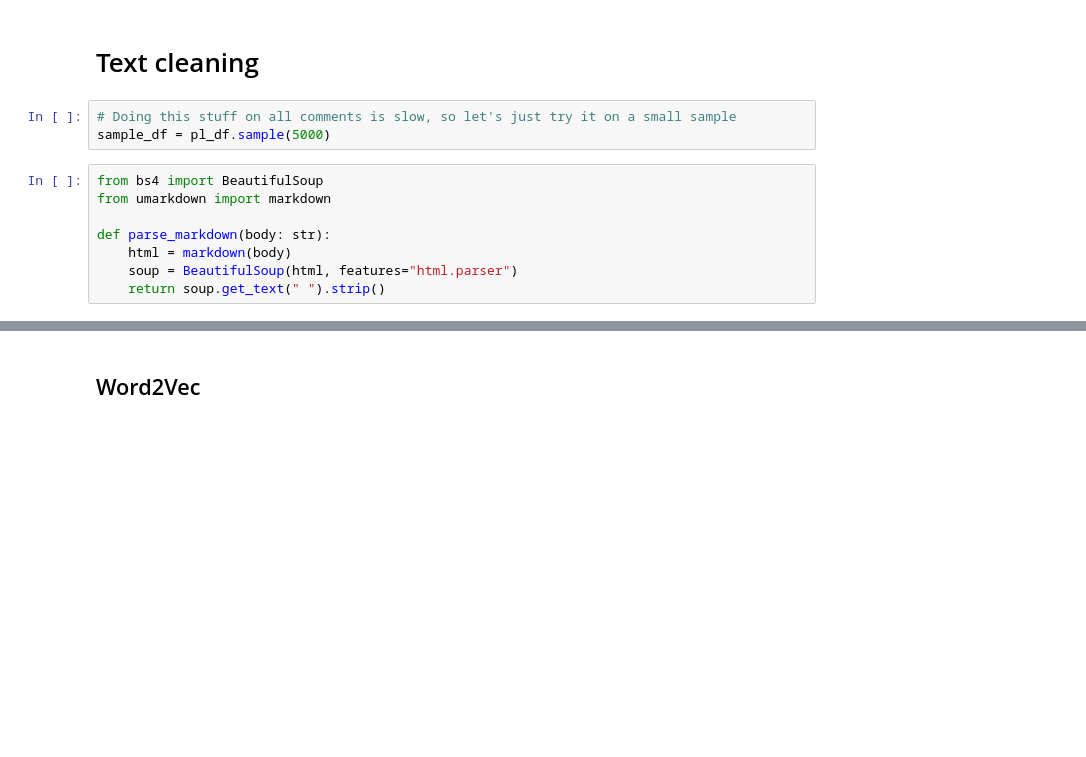
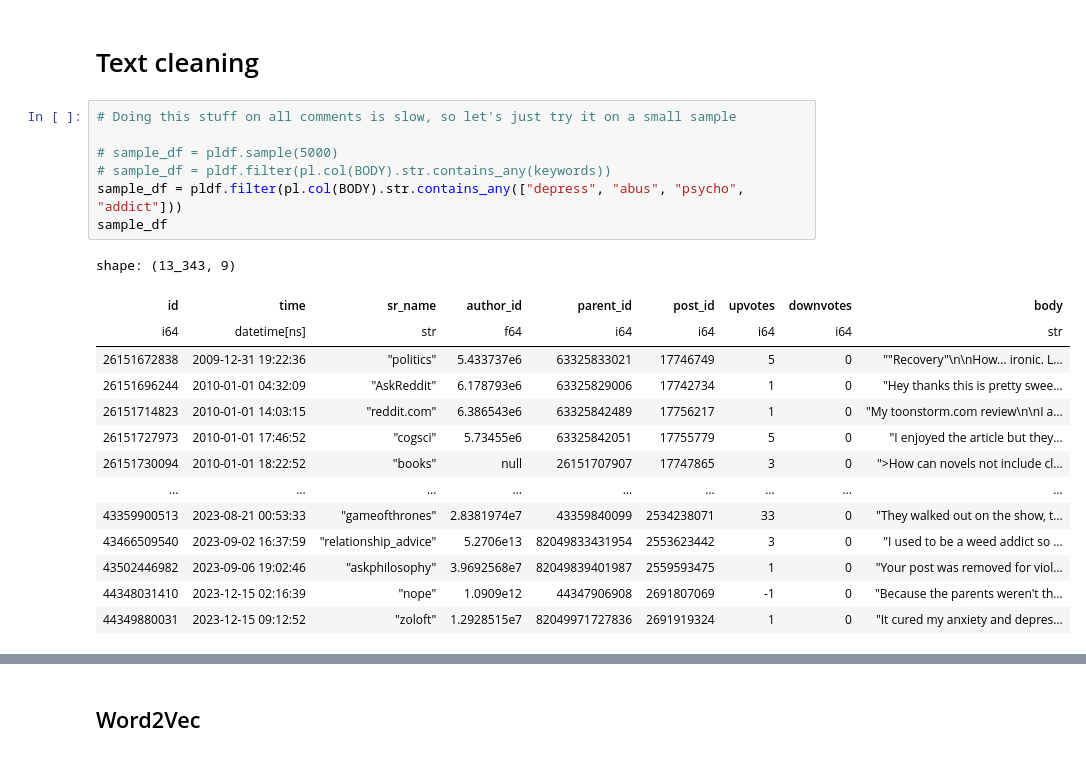
Before and after one commit to gems-cyberlang/cyberlang-learning, a Jupyter notebook: data-collection/praw-playground.ipynb, the cells around one changed output, grey strips where cells are left out. Saved outputs shown, nothing was run; the diff lists cells and outputs as text; blank space fills up the shorter version.

```diff
--- a/data-collection/praw-playground.ipynb
+++ b/data-collection/praw-playground.ipynb
@@ -208,12 +200,23 @@ with_time_range(df).head(n=3)
 # Text cleaning
 # %%
 # Doing this stuff on all comments is slow, so let's just try it on a small sample
-sample_df = pl_df.sample(5000)
+
+# sample_df = pldf.sample(5000)
+# sample_df = pldf.filter(pl.col(BODY).str.contains_any(keywords))
+sample_df = pldf.filter(pl.col(BODY).str.contains_any(["depress", "abus", "psycho", "addict"]))
+sample_df
+# %% [output]
+shape: (13_343, 9)
+| id | time | sr_name | author_id | parent_id | post_id | upvotes | downvotes | body |
+| i64 | datetime[ns] | str | f64 | i64 | i64 | i64 | i64 | str |
+| 26151672838 | 2009-12-31 19:22:36 | "politics" | 5.433737e6 | 63325833021 | 17746749 | 5 | 0 | ""Recovery"\n\nHow... ironic. L… |
+| 26151696244 | 2010-01-01 04:32:09 | "AskReddit" | 6.178793e6 | 63325829006 | 17742734 | 1 | 0 | "Hey thanks this is pretty swee… |
+| 26151714823 | 2010-01-01 14:03:15 | "reddit.com" | 6.386543e6 | 63325842489 | 17756217 | 1 | 0 | "My toonstorm.com review\n\nI a… |
+| 26151727973 | 2010-01-01 17:46:52 | "cogsci" | 5.73455e6 | 63325842051 | 17755779 | 5 | 0 | "I enjoyed the article but they… |
+| 26151730094 | 2010-01-01 18:22:52 | "books" | null | 26151707907 | 17747865 | 3 | 0 | ">How can novels not include cl… |
+| … | … | … | … | … | … | … | … | … |
+| 43359900513 | 2023-08-21 00:53:33 | "gameofthrones" | 2.8381974e7 | 43359840099 | 2534238071 | 33 | 0 | "They walked out on the show, t… |
+| 43466509540 | 2023-09-02 16:37:59 | "relationship_advice" | 5.2706e13 | 82049833431954 | 2553623442 | 3 | 0 | "I used to be a weed addict so … |
+| 43502446982 | 2023-09-06 19:02:46 | "askphilosophy" | 3.9692568e7 | 82049839401987 | 2559593475 | 1 | 0 | "Your post was removed for viol… |
+| 44348031410 | 2023-12-15 02:16:39 | "nope" | 1.0909e12 | 44347906908 | 2691807069 | -1 | 0 | "Because the parents weren't th… |
+| 44349880031 | 2023-12-15 09:12:52 | "zoloft" | 1.2928515e7 | 82049971727836 | 2691919324 | 1 | 0 | "It cured my anxiety and depres… |
-# %%
-from bs4 import BeautifulSoup
-from umarkdown import markdown
-
-def parse_markdown(body: str):
-    html = markdown(body)
-    soup = BeautifulSoup(html, features="html.parser")
-    return soup.get_text(" ").strip()
```
Also changed, not shown: parts of 12 cells of this notebook, 1 other file.
